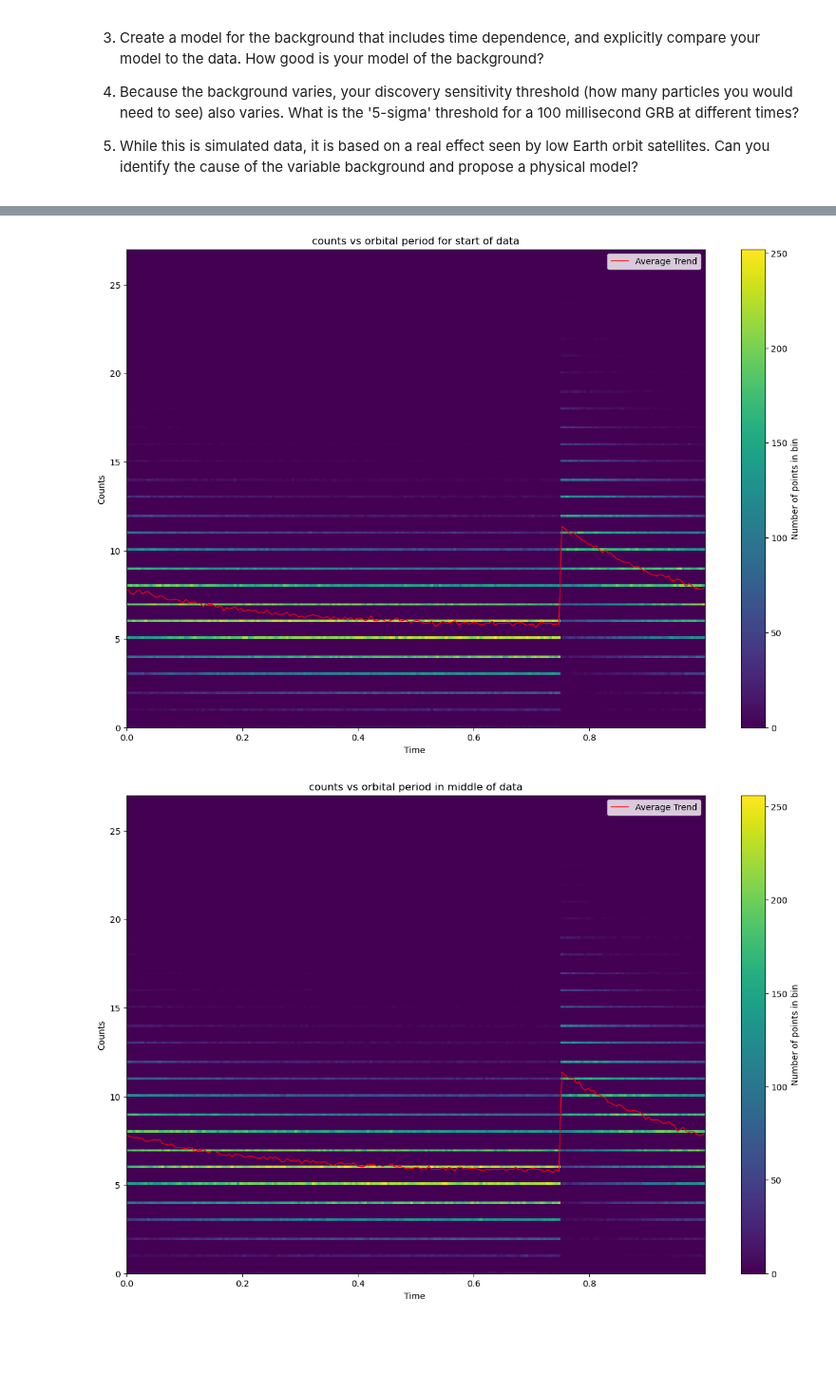
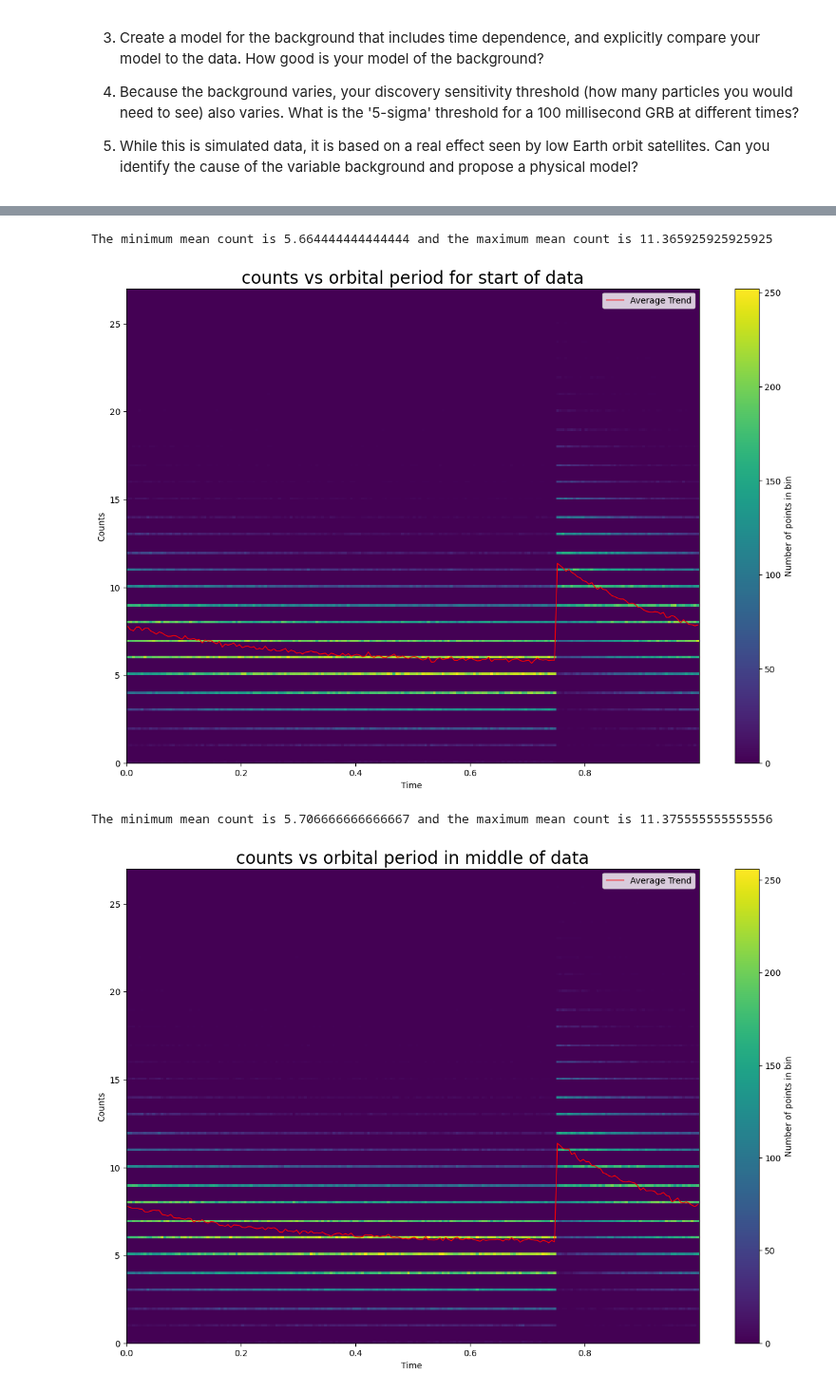
Before and after one commit to OwenCJ/Adv_lab-phys-434, a Jupyter notebook: Lab_4.ipynb, the cells around one changed output, grey strips where cells are left out. Shown at 95% size. Drawn from its saved outputs; the diff is of its cells as text; code cells hidden in the pictures; blank space fills up the shorter version.

```diff
--- a/Lab_4.ipynb
+++ b/Lab_4.ipynb
@@ -19,14 +10,11 @@ from scipy import stats
 import h5py
 
 
-hf = h5py.File('../Shared/gammaray_lab4.h5', 'r')
+# getting data
+hf = h5py.File('gammaray_lab4.h5', 'r')
 hf.keys()
-
 data = np.array(hf.get('data'))
-
 np.shape(data)
-data[:,0]
-
 hf.close()
 # %% [markdown]
 ### Problem
@@ -96,13 +88,19 @@ bin_means, bin_edges, _ = stats.binned_statistic(
     t_orbit_folded, counts, statistic='mean', bins=num_bins
 )
 
+# Finding minimum and maximum mean counts
+bin_min = np.min(bin_means)
+bin_max = np.max(bin_means)
+print(f"The minimum mean count is {bin_min} and the maximum mean count is {bin_max}")
+
+
 bin_centers = (bin_edges[:-1] + bin_edges[1:]) / 2
 
 ax.plot(bin_centers, bin_means, color='red', linewidth=1.0, label='Average Trend')
 
 ax.set_xlabel('Time ')
 ax.set_ylabel('Counts')
-ax.set_title('counts vs orbital period for start of data')
+ax.set_title('counts vs orbital period for start of data',  fontsize = 20)
 ax.legend(loc='upper right')
 plt.show()
 
@@ -111,33 +109,40 @@ plt.show()
 start_idx = data.shape[1] // 2
 
 idx_5_orbits = 90*60*10*5 + start_idx
 
 t_5_orbits = data[0][start_idx:idx_5_orbits] - data[0][start_idx]
 
 counts = data[3][start_idx:idx_5_orbits]
 
 t_orbit_folded = (t_5_orbits / (60*90) % 1)
 
 # --- 2D Histogram Plot of counts vs time ---
 num_bins = 200
 
 fig, ax = plt.subplots(1, 1)
 hb = ax.hist2d(t_orbit_folded, counts, bins=num_bins, cmap='viridis')
 fig.colorbar(hb[3], ax=ax, label='Number of points in bin')
 
 bin_means, bin_edges, _ = stats.binned_statistic(
     t_orbit_folded, counts, statistic='mean', bins=num_bins
 )
 
+# Finding minimum and maximum mean counts
+bin_min = np.min(bin_means)
+bin_max = np.max(bin_means)
+print(f"The minimum mean count is {bin_min} and the maximum mean count is {bin_max}")
+
 bin_centers = (bin_edges[:-1] + bin_edges[1:]) / 2
 
 ax.plot(bin_centers, bin_means, color='red', linewidth=1.0, label='Average Trend')
 
 ax.set_xlabel('Time ')
 ax.set_ylabel('Counts')
-ax.set_title('counts vs orbital period in middle of data')
+ax.set_title('counts vs orbital period in middle of data', fontsize = 20)
 ax.legend(loc='upper right')
 plt.show()
 # %% [output]
+The minimum mean count is 5.664444444444444 and the maximum mean count is 11.365925925925925
-[figure, old version]
+[figure, new version]
+The minimum mean count is 5.706666666666667 and the maximum mean count is 11.375555555555556
-[figure, old version]
+[figure, new version]
```
Also changed, not shown: parts of 28 cells of this notebook.
